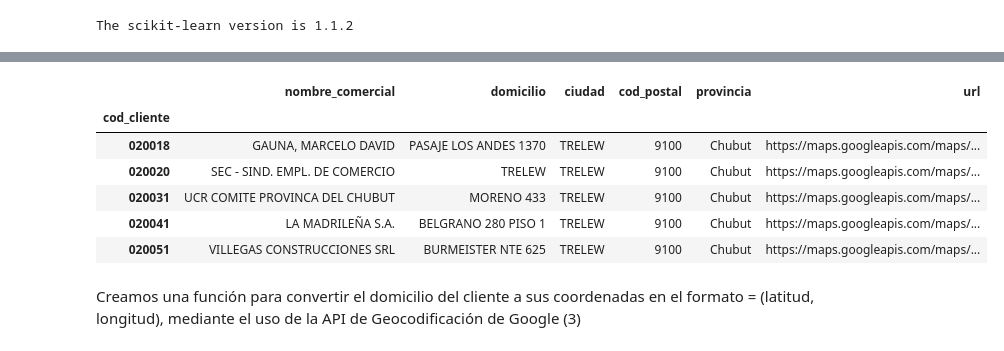
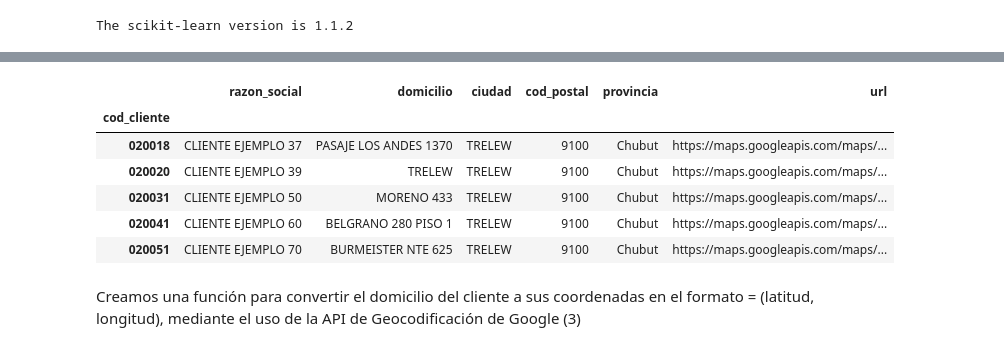
Before and after one commit to jltaglia/Scientific-Computing-with-Python-Projects, a Jupyter notebook: 7 - K-means/client_zoning.ipynb, the cells around one changed output, grey strips where cells are left out. Cells and saved outputs as stored; diff of their text form; code cells hidden in the pictures.

```diff
--- a/7 - K-means/client_zoning.ipynb
+++ b/7 - K-means/client_zoning.ipynb
@@ -36,7 +40,7 @@ The scikit-learn version is 1.1.2
 arch = 'Nómina de Clientes'
 clientes = pd.read_excel(f'./{arch}.xlsx', index_col=0,
                          na_values=[" "],
-                         dtype={'cod_cliente': str, 'nombre_comercial': str, 'domicilio': str, 'ciudad': str, 'cod_postal': str, 'provincia': str},
-                         usecols=['cod_cliente', 'nombre_comercial', 'domicilio', 'ciudad', 'cod_postal', 'provincia'])
+                         dtype={'cod_cliente': str, 'razon_social': str, 'domicilio': str, 'ciudad': str, 'cod_postal': str, 'provincia': str},
+                         usecols=['cod_cliente', 'razon_social', 'domicilio', 'ciudad', 'cod_postal', 'provincia'])
 clientes.head()
 # %% [output]
@@ -87,0 +92,3 @@ clientes.head()
+# %%
+MY_API_KEY = os.environ.get('MY_API_KEY')
+print(MY_API_KEY)
@@ -88,46 +97,47 @@ clientes.head()
 # %%
 def create_url(row):
-    # Replace MY_API_KEY with your Google API key
-    MY_API_KEY = ''
+    # Create an environment variable to store your
+    # Google API key, then assign it to MY_API_KEY
+    MY_API_KEY = os.environ.get('MY_API_KEY')
     #
     GOG_URL_API = 'https://maps.googleapis.com/maps/api/geocode/json?address='
 
     # Code below is used if you like to keep in the study
     # customers with missing data in some or all address fields.
     # Since rows with 'NaN' values are purged in the previous
     # cell, this isn't necessary but is at your discretion.
     #
     # if type(row['Domicilio']) == float:
     #     row['Domicilio'] = ' '
     # if type(row['Localidad']) == float:
     #     row['Localidad'] = ' '
     # if type(row['Localidad']) == float:
     #     row['Localidad'] = ' '
 
 
     # If your customers table has a 'Country' column
     # or if you are using this in another country
     # replace 'Argentina' with the apropiate column or
     # country name. For example:
     # add_str = row['Domicilio'] + ' ' + row['Localidad'] + ' ' + row['Provincia'] + ' ' + row['Pais']
     # or
     # add_str = row['Domicilio'] + ' ' + row['Localidad'] + ' ' + row['Provincia'] + ' Uruguay'
     #
     add_str = row['domicilio'] + ' ' + row['ciudad'] + ' ' + row['provincia'] + ' Argentina'
     address = {'address': add_str}
     url = GOG_URL_API + urllib.parse.urlencode(address) + '&key=' + MY_API_KEY
     return url
 
 clientes['url'] = clientes.apply(lambda row: create_url(row), axis=1)
 clientes.head()
 # %% [output]
-|  | nombre_comercial | domicilio | ciudad | cod_postal | provincia | url |
+|  | razon_social | domicilio | ciudad | cod_postal | provincia | url |
 | cod_cliente |  |  |  |  |  |  |
-| 020018 | GAUNA, MARCELO DAVID | PASAJE LOS ANDES 1370 | TRELEW | 9100 | Chubut | https://maps.googleapis.com/maps/... |
-| 020020 | SEC - SIND. EMPL. DE COMERCIO | TRELEW | TRELEW | 9100 | Chubut | https://maps.googleapis.com/maps/... |
-| 020031 | UCR COMITE PROVINCA DEL CHUBUT | MORENO 433 | TRELEW | 9100 | Chubut | https://maps.googleapis.com/maps/... |
-| 020041 | LA MADRILEÑA S.A. | BELGRANO 280 PISO 1 | TRELEW | 9100 | Chubut | https://maps.googleapis.com/maps/... |
-| 020051 | VILLEGAS CONSTRUCCIONES SRL | BURMEISTER NTE 625 | TRELEW | 9100 | Chubut | https://maps.googleapis.com/maps/... |
+| 020018 | CLIENTE EJEMPLO 37 | PASAJE LOS ANDES 1370 | TRELEW | 9100 | Chubut | https://maps.googleapis.com/maps/... |
+| 020020 | CLIENTE EJEMPLO 39 | TRELEW | TRELEW | 9100 | Chubut | https://maps.googleapis.com/maps/... |
+| 020031 | CLIENTE EJEMPLO 50 | MORENO 433 | TRELEW | 9100 | Chubut | https://maps.googleapis.com/maps/... |
+| 020041 | CLIENTE EJEMPLO 60 | BELGRANO 280 PISO 1 | TRELEW | 9100 | Chubut | https://maps.googleapis.com/maps/... |
+| 020051 | CLIENTE EJEMPLO 70 | BURMEISTER NTE 625 | TRELEW | 9100 | Chubut | https://maps.googleapis.com/maps/... |
 # %% [markdown]
 Creamos una función para convertir el domicilio del cliente a sus coordenadas en el formato = (latitud, longitud), mediante el uso de la API de Geocodificación de Google (3)
 # %%
```
Also changed, not shown: parts of 35 cells of this notebook.
